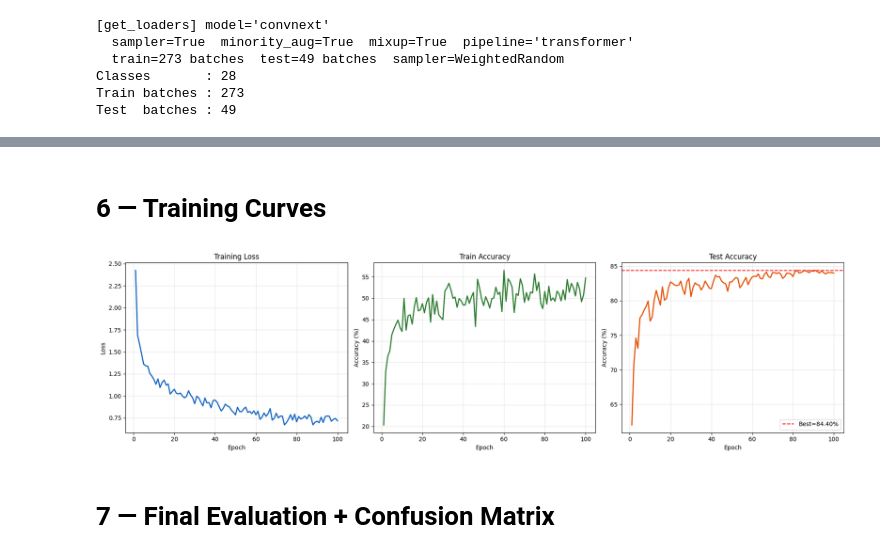
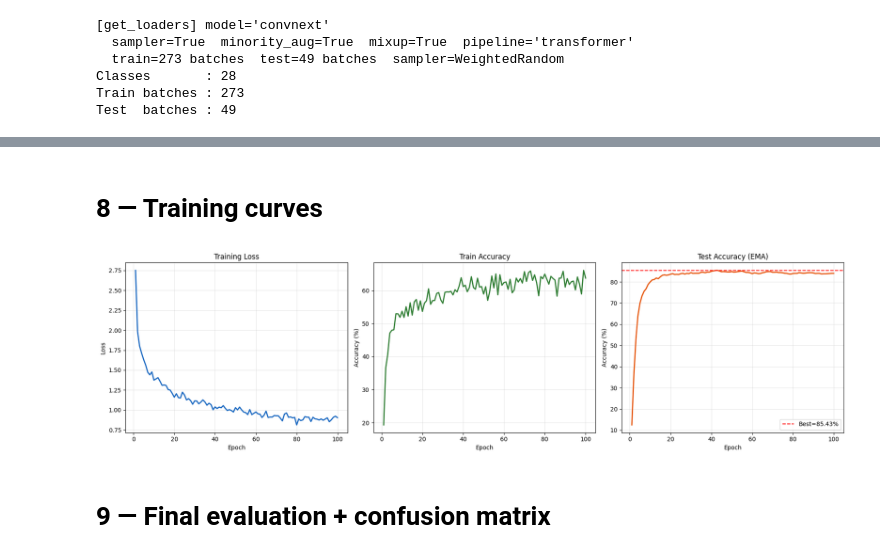
Before and after one commit to elmehdiziate/Waste-Classification, a Jupyter notebook: Notebook/ConvNeXT_Optimised.ipynb, the cells around one changed output, grey strips where cells are left out. Saved outputs shown, nothing was run; the diff lists cells and outputs as text; code cells hidden in the pictures.

```diff
--- a/Notebook/ConvNeXT_Optimised.ipynb
+++ b/Notebook/ConvNeXT_Optimised.ipynb
@@ -104,13 +182,14 @@ Test  batches : 49
 # %%
+# %% 6 — Loss, Model, Optimizer, Scheduler, AMP, Erasing
 class_weights = pp.get_class_weights(device=DEVICE)
 criterion = nn.CrossEntropyLoss(weight=class_weights)
 print("Loss: CrossEntropyLoss + class weights")
 
-model = ConvNeXT(
-    num_classes = NUM_CLASSES,
-    dropout     = DROPOUT,
-    head_depth  = HEAD_DEPTH,
-    freeze      = False
+model = ConvNeXT_OptimisedV2(
+    num_classes     = NUM_CLASSES,
+    dropout         = DROPOUT,
+    head_depth      = HEAD_DEPTH,
+    freeze_backbone = False,
 ).to(DEVICE)
 
 optimizer = torch.optim.AdamW(
@@ -119,14 +198,22 @@ optimizer = torch.optim.AdamW(
     weight_decay = WEIGHT_DECAY,
 )
 
-# Cosine scheduler for optimal version
 scheduler = torch.optim.lr_scheduler.CosineAnnealingLR(
     optimizer,
     T_max  = EPOCHS,
     eta_min = 1e-7,
 )
 
-# Sanity check
+ema    = ModelEMA(model, decay=EMA_DECAY)
+scaler = GradScaler(enabled=(DEVICE == "cuda"))
+
+eraser = RandomErasing(
+    p=ERASE_P,
+    scale=(0.02, 0.15),
+    ratio=(0.3, 3.3),
+    value="random",
+)
+
 with torch.no_grad():
     x = torch.zeros(2, 3, 224, 224).to(DEVICE)
     y = model(x)
@@ -223,27 +331,29 @@ Epoch 100/100 | loss=0.7179 | train=54.73% | test=84.01% | best=84.40% | 93.4s
 # %% [markdown]
-# 6 — Training Curves
+# 8 — Training curves
 # %%
+# %% 8 — Training Curves
 fig, axes = plt.subplots(1, 3, figsize=(18, 5))
 ep = range(1, EPOCHS + 1)
 
 axes[0].plot(ep, train_losses, "#1565C0", lw=2)
 axes[0].set(title="Training Loss", xlabel="Epoch", ylabel="Loss")
 axes[0].grid(alpha=0.3)
 
 axes[1].plot(ep, train_accs, "#2E7D32", lw=2)
 axes[1].set(title="Train Accuracy", xlabel="Epoch", ylabel="Accuracy (%)")
 axes[1].grid(alpha=0.3)
 
 axes[2].plot(ep, test_accs, "#E65100", lw=2)
-axes[2].axhline(max(test_accs), color="red", ls="--", label=f"Best={max(test_accs):.2f}%")
-axes[2].set(title="Test Accuracy", xlabel="Epoch", ylabel="Accuracy (%)")
+axes[2].axhline(max(test_accs), color="red", ls="--",
+                label=f"Best={max(test_accs):.2f}%")
+axes[2].set(title="Test Accuracy (EMA)", xlabel="Epoch", ylabel="Accuracy (%)")
 axes[2].legend()
 axes[2].grid(alpha=0.3)
 
 plt.tight_layout()
 plt.show()
 # %% [output]
-[figure, old version]
+[figure, new version]
-# %% [markdown]
-# 7 — Final Evaluation + Confusion Matrix
+# %% [markdown]
+# 9 — Final evaluation + confusion matrix
 # %%
```
Also changed, not shown: parts of 18 cells of this notebook, 3 other files.
